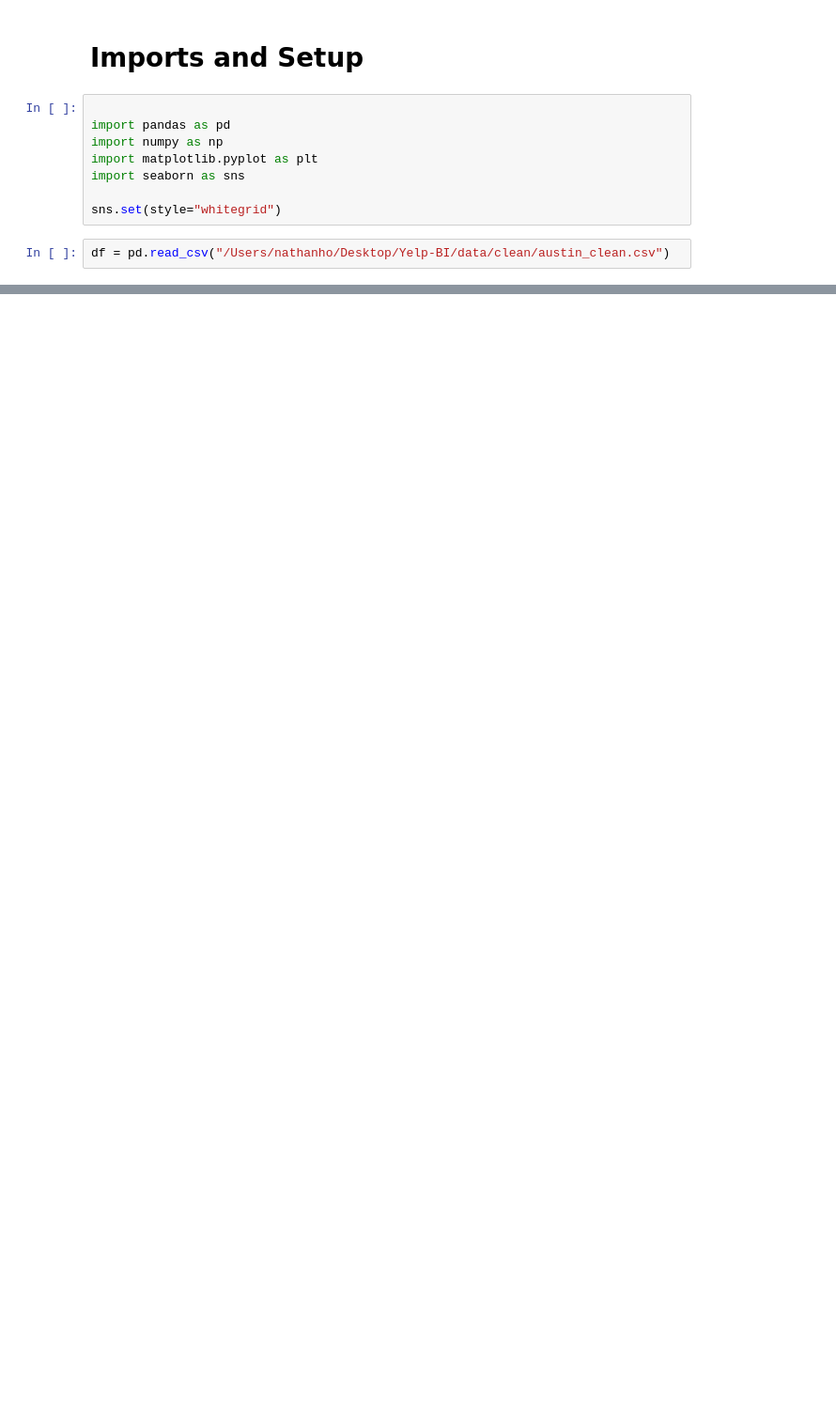
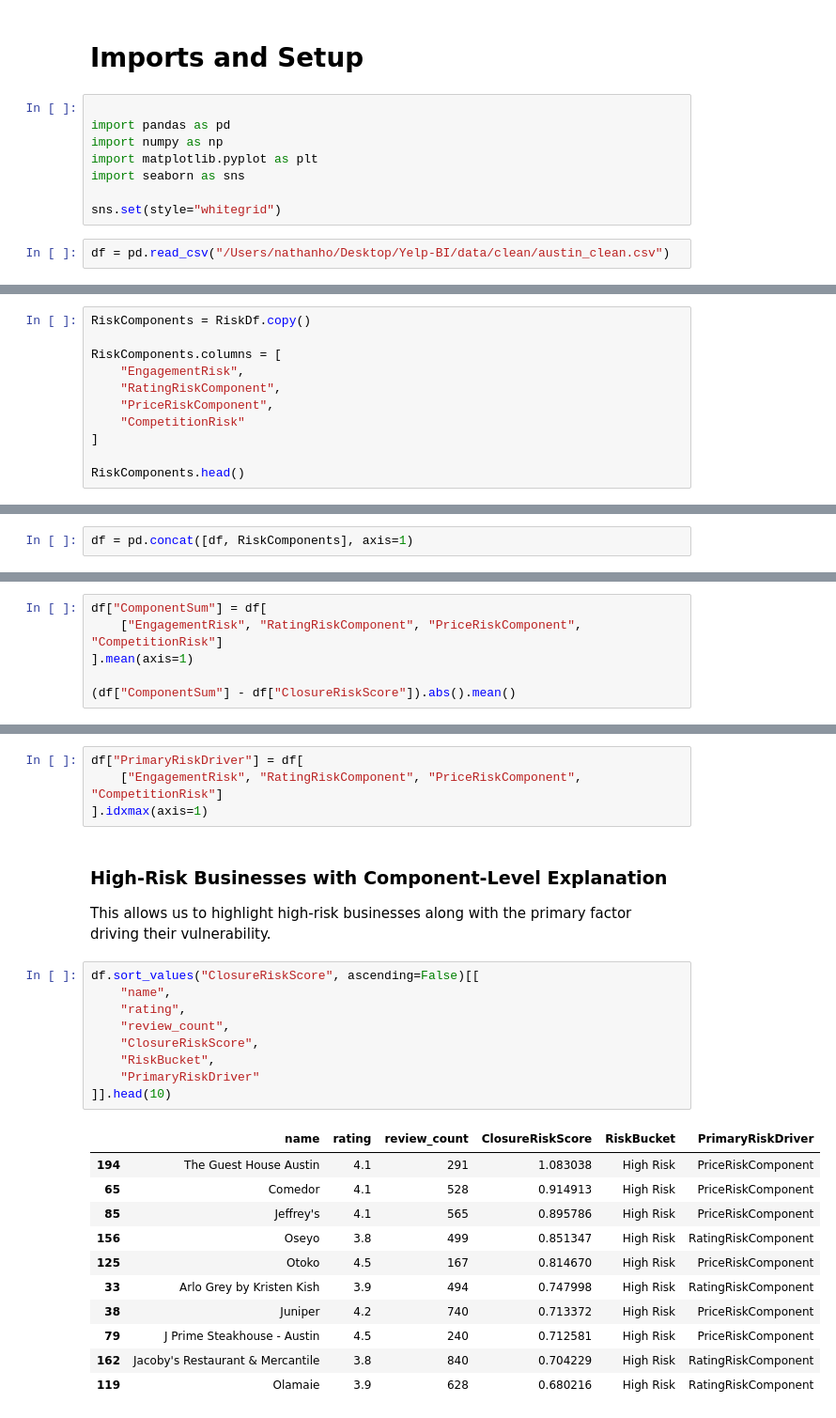
Before and after one commit to nathanho27/Yelp-BI, a Jupyter notebook: MachineLearning/ClosureRiskModel.ipynb, the cells around one changed output, grey strips where cells are left out. Shown: that part at 94% size. Cells and saved outputs as stored; diff of their text form; blank space fills up the shorter version.

```diff
--- a/MachineLearning/ClosureRiskModel.ipynb
+++ b/MachineLearning/ClosureRiskModel.ipynb
@@ -40,0 +505,11 @@ df.head()
+# %%
+RiskComponents = RiskDf.copy()
+
+RiskComponents.columns = [
+    "EngagementRisk",
+    "RatingRiskComponent",
+    "PriceRiskComponent",
+    "CompetitionRisk"
+]
+
+RiskComponents.head()
@@ -40,0 +527,2 @@ df.head()
+# %%
+df = pd.concat([df, RiskComponents], axis=1)
@@ -40,0 +535,6 @@ df.head()
+# %%
+df["ComponentSum"] = df[
+    ["EngagementRisk", "RatingRiskComponent", "PriceRiskComponent", "CompetitionRisk"]
+].mean(axis=1)
+
+(df["ComponentSum"] - df["ClosureRiskScore"]).abs().mean()
@@ -40,0 +548,29 @@ df.head()
+# %%
+df["PrimaryRiskDriver"] = df[
+    ["EngagementRisk", "RatingRiskComponent", "PriceRiskComponent", "CompetitionRisk"]
+].idxmax(axis=1)
+# %% [markdown]
+### High-Risk Businesses with Component-Level Explanation
+This allows us to highlight high-risk businesses along with the primary factor
+driving their vulnerability.
+# %%
+df.sort_values("ClosureRiskScore", ascending=False)[[
+    "name",
+    "rating",
+    "review_count",
+    "ClosureRiskScore",
+    "RiskBucket",
+    "PrimaryRiskDriver"
+]].head(10)
+# %% [output]
+|  | name | rating | review_count | ClosureRiskScore | RiskBucket | PrimaryRiskDriver |
+| 194 | The Guest House Austin | 4.1 | 291 | 1.083038 | High Risk | PriceRiskComponent |
+| 65 | Comedor | 4.1 | 528 | 0.914913 | High Risk | PriceRiskComponent |
+| 85 | Jeffrey's | 4.1 | 565 | 0.895786 | High Risk | PriceRiskComponent |
+| 156 | Oseyo | 3.8 | 499 | 0.851347 | High Risk | RatingRiskComponent |
+| 125 | Otoko | 4.5 | 167 | 0.814670 | High Risk | PriceRiskComponent |
+| 33 | Arlo Grey by Kristen Kish | 3.9 | 494 | 0.747998 | High Risk | RatingRiskComponent |
+| 38 | Juniper | 4.2 | 740 | 0.713372 | High Risk | PriceRiskComponent |
+| 79 | J Prime Steakhouse - Austin | 4.5 | 240 | 0.712581 | High Risk | PriceRiskComponent |
+| 162 | Jacoby's Restaurant & Mercantile | 3.8 | 840 | 0.704229 | High Risk | RatingRiskComponent |
+| 119 | Olamaie | 3.9 | 628 | 0.680216 | High Risk | RatingRiskComponent |
```
Also changed, not shown: parts of 58 cells of this notebook, 1 other file.
